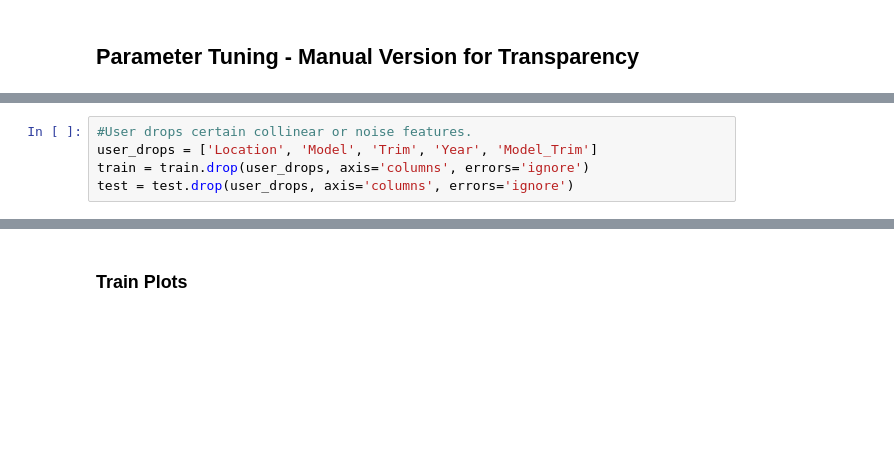
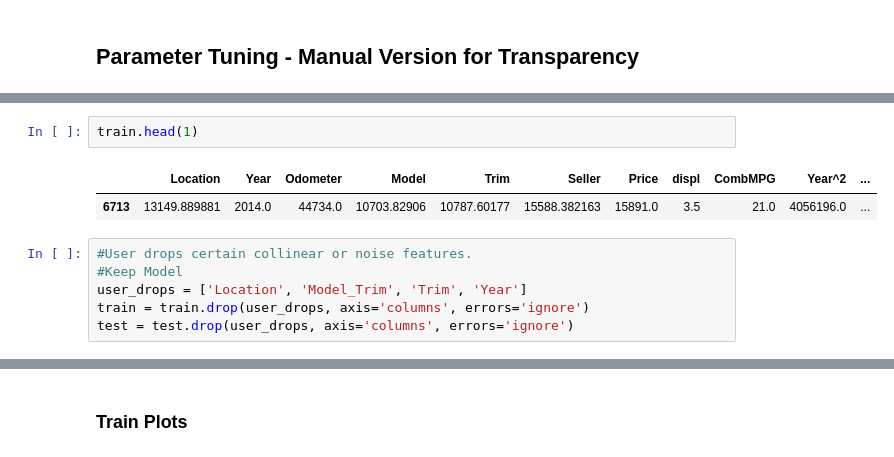
Before and after one commit to jkmackie/car_price_prediction, a Jupyter notebook: jupyter_notebooks/car_preproc_final5.ipynb, the cells around one changed output, grey strips where cells are left out. Drawn from its saved outputs; the diff is of its cells as text; blank space fills up the shorter version.

```diff
--- a/jupyter_notebooks/car_preproc_final5.ipynb
+++ b/jupyter_notebooks/car_preproc_final5.ipynb
@@ -788,6 +794,12 @@ Drop 46 incorrect low mileage from train: Int64Index([ 8106,  1537,  7145,   827
+# %%
+train.head(1)
+# %% [output]
+|  | Location | Year | Odometer | Model | Trim | Seller | Price | displ | CombMPG | Year^2 | ... |
+| 6713 | 13149.889881 | 2014.0 | 44734.0 | 10703.82906 | 10787.60177 | 15588.382163 | 15891.0 | 3.5 | 21.0 | 4056196.0 | ... |
 # %%
 #User drops certain collinear or noise features.
-user_drops = ['Location', 'Model', 'Trim', 'Year', 'Model_Trim']
+#Keep Model
+user_drops = ['Location', 'Model_Trim', 'Trim', 'Year']
 train = train.drop(user_drops, axis='columns', errors='ignore')
 test = test.drop(user_drops, axis='columns', errors='ignore')
 # %%
```
Also changed, not shown: parts of 22 cells of this notebook, 1 other file.
